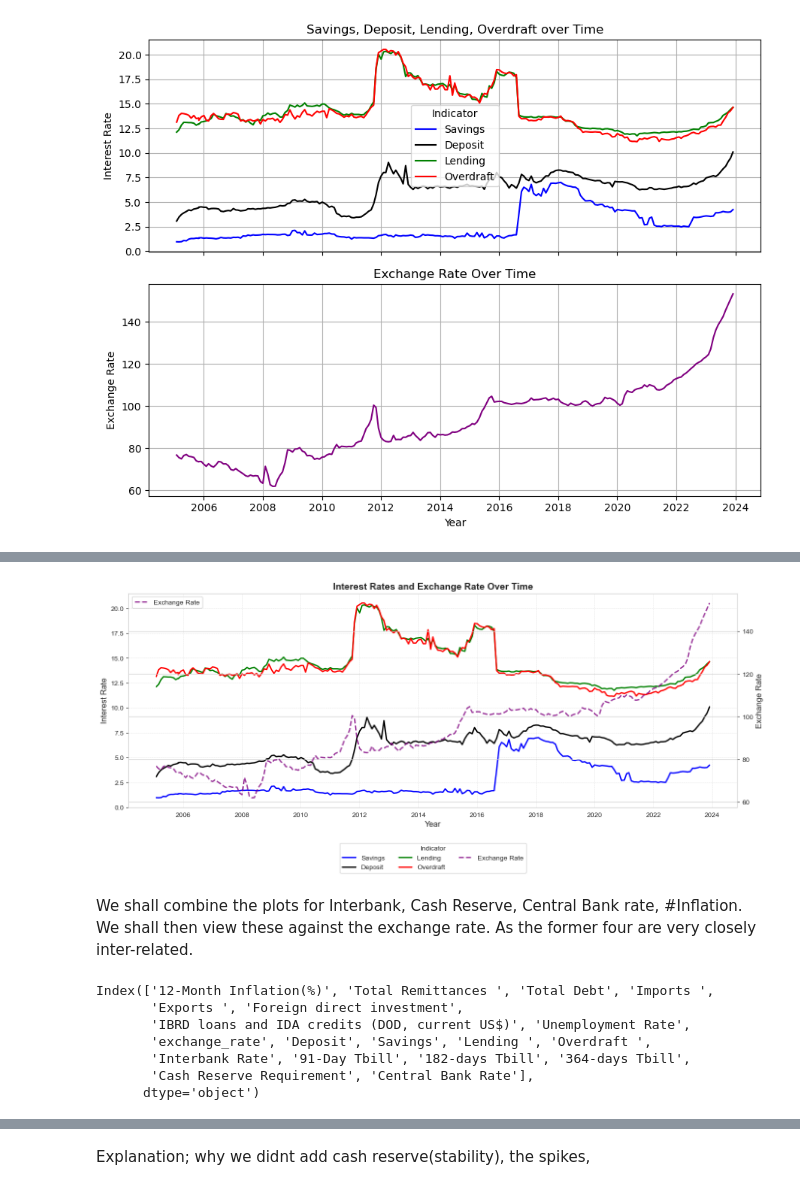
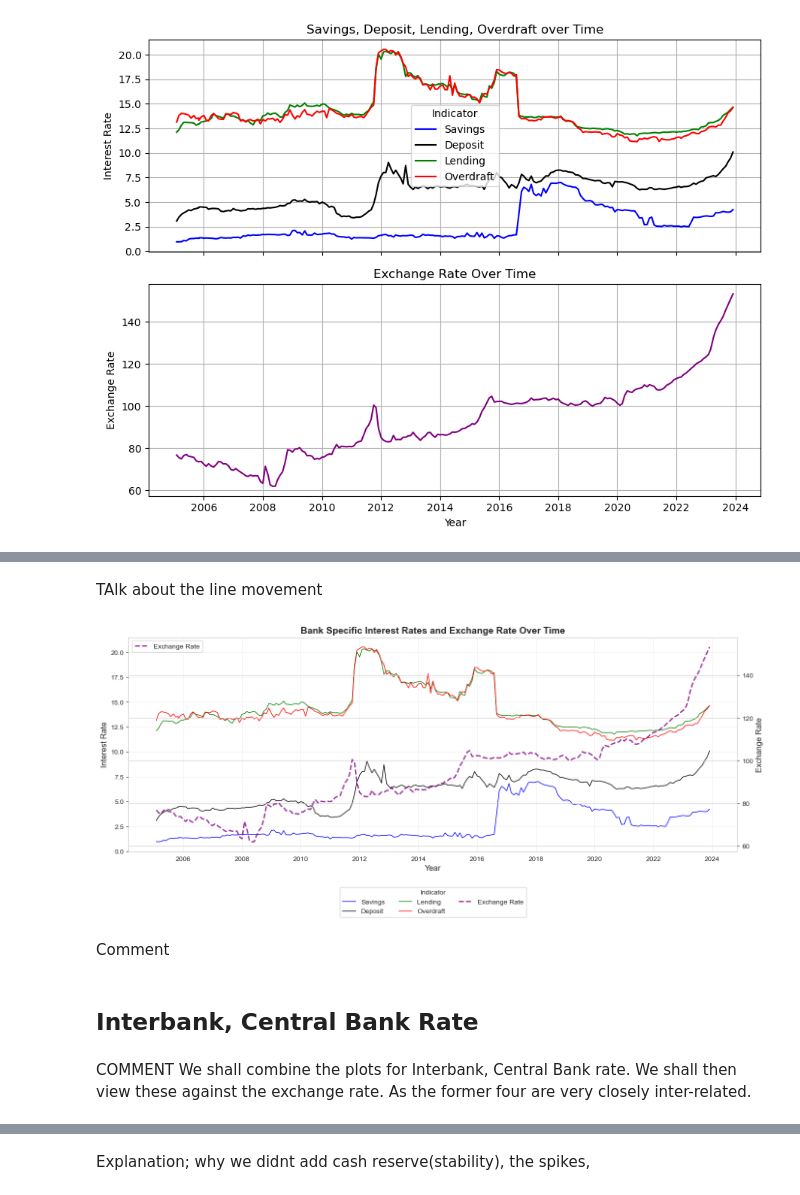
Before and after one commit to kdizz/Group8Phase5Capstone, a Jupyter notebook: main proj.ipynb, the cells around one changed output, grey strips where cells are left out. Drawn from its saved outputs; the diff is of its cells as text; code cells hidden in the pictures.

Commit message:
Aligned the visualizations, added and deleted some

```diff
--- a/main proj.ipynb
+++ b/main proj.ipynb
@@ -325,53 +255,41 @@ plt.show()
+# %% [markdown]
+TAlk about the line movement
 # %%
-
-# Set style for clarity
 sns.set_style("whitegrid")
 
-# Create figure and axes
 fig, ax1 = plt.subplots(figsize=(14, 6))
 
-# --- Primary Y-axis (Left): Interest Rates ---
-sns.lineplot(data=dfmonthly, x="Date", y="Savings", ax=ax1, label="Savings", color="blue", linewidth=2)
-sns.lineplot(data=dfmonthly, x="Date", y="Deposit", ax=ax1, label="Deposit", color="black", linewidth=2)
-sns.lineplot(data=dfmonthly, x="Date", y="Lending ", ax=ax1, label="Lending", color="green", linewidth=2)
-sns.lineplot(data=dfmonthly, x="Date", y="Overdraft ", ax=ax1, label="Overdraft", color="red", linewidth=2)
+sns.lineplot(data=dfmonthly, x="Date", y="Savings", ax=ax1, label="Savings", color="blue", linewidth=1)
+sns.lineplot(data=dfmonthly, x="Date", y="Deposit", ax=ax1, label="Deposit", color="black", linewidth=1)
+sns.lineplot(data=dfmonthly, x="Date", y="Lending ", ax=ax1, label="Lending", color="green", linewidth=1)
+sns.lineplot(data=dfmonthly, x="Date", y="Overdraft ", ax=ax1, label="Overdraft", color="red", linewidth=1)
 
 ax1.set_ylabel("Interest Rate", fontsize=12)
 ax1.set_xlabel("Year", fontsize=12)
-ax1.set_title("Interest Rates and Exchange Rate Over Time", fontsize=14, fontweight="bold")
+ax1.set_title("Bank Specific Interest Rates and Exchange Rate Over Time", fontsize=14, fontweight="bold")
 
-# --- Secondary Y-axis (Right): Exchange Rate ---
 ax2 = ax1.twinx()
 sns.lineplot(data=dfmonthly, x="Date", y="exchange_rate", ax=ax2,
              label="Exchange Rate", color="purple", linewidth=2, linestyle="--", alpha=0.8)
 
 ax2.set_ylabel("Exchange Rate", fontsize=12)
 
-# --- Combine and Customize Legends ---
 lines1, labels1 = ax1.get_legend_handles_labels()
 lines2, labels2 = ax2.get_legend_handles_labels()
 
-# Place combined legend outside the plot for clarity
 ax1.legend(lines1 + lines2, labels1 + labels2, title="Indicator", loc="upper center", bbox_to_anchor=(0.5, -0.15), ncol=3)
 
-# Grid and layout
 ax1.grid(True, which='both', linestyle='--', linewidth=0.5, alpha=0.6)
 plt.tight_layout()
-plt.subplots_adjust(bottom=0.2)  # Make room for legend
+plt.subplots_adjust(bottom=0.2)
 
 plt.show()
 # %% [output]
-[figure, old version]
+[figure, new version]
+# %% [markdown]
+Comment
+# %% [markdown]
+## Interbank, Central Bank Rate
 # %% [markdown]
-We shall combine the plots for Interbank, Cash Reserve, Central Bank rate, #Inflation. We shall then view these against the exchange rate. As the former four are very closely inter-related.
+COMMENT We shall combine the plots for Interbank, Central Bank rate. We shall then view these against the exchange rate. As the former four are very closely inter-related.
-# %%
-dfmonthly.columns
-# %% [output]
-Index(['12-Month Inflation(%)', 'Total Remittances ', 'Total Debt', 'Imports ',
-       'Exports ', 'Foreign direct investment',
-       'IBRD loans and IDA credits (DOD, current US$)', 'Unemployment Rate',
-       'exchange_rate', 'Deposit', 'Savings', 'Lending ', 'Overdraft ',
-       'Interbank Rate', '91-Day Tbill', '182-days Tbill', '364-days Tbill',
-       'Cash Reserve Requirement', 'Central Bank Rate'],
-      dtype='object')
 # %%
```
Also changed, not shown: parts of 46 cells of this notebook.
